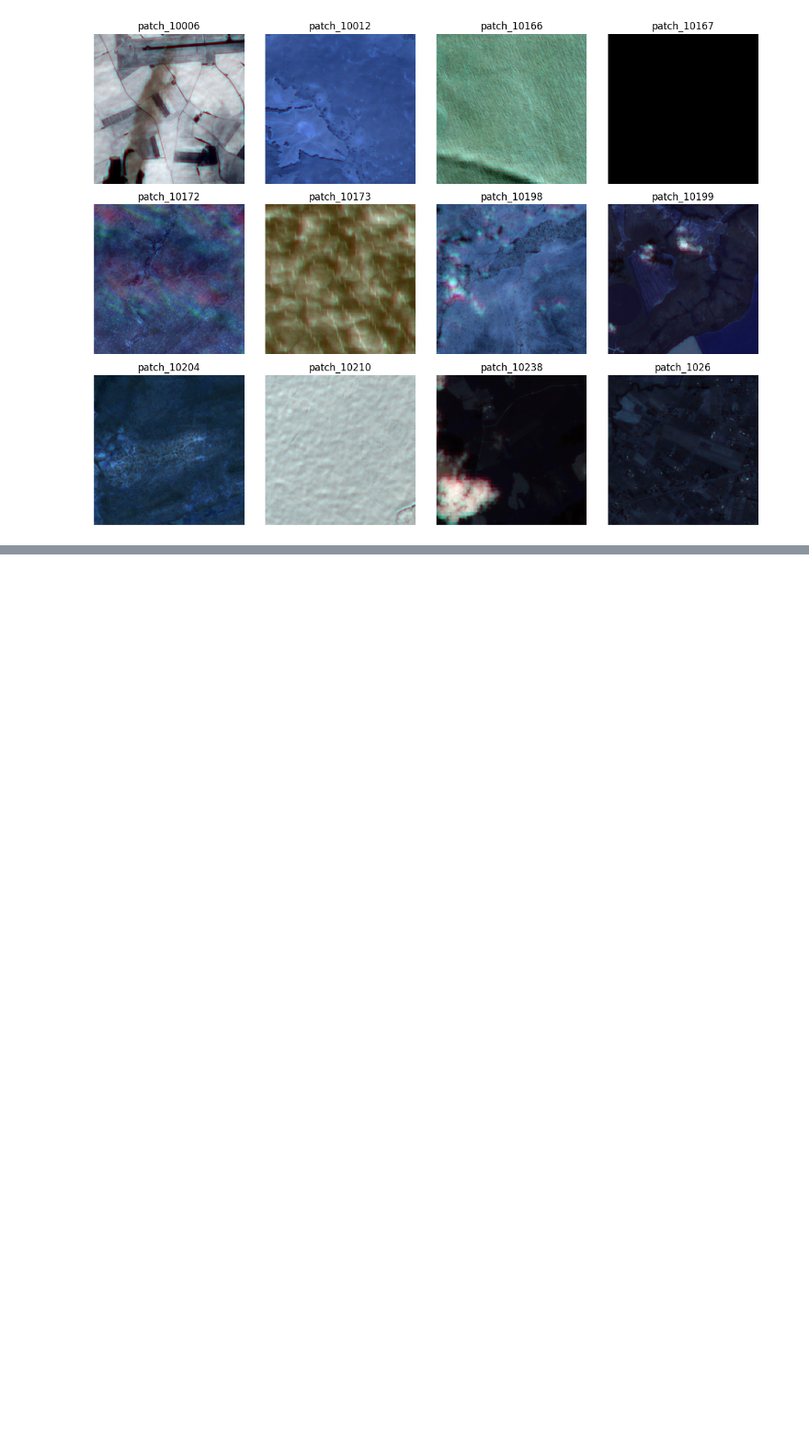
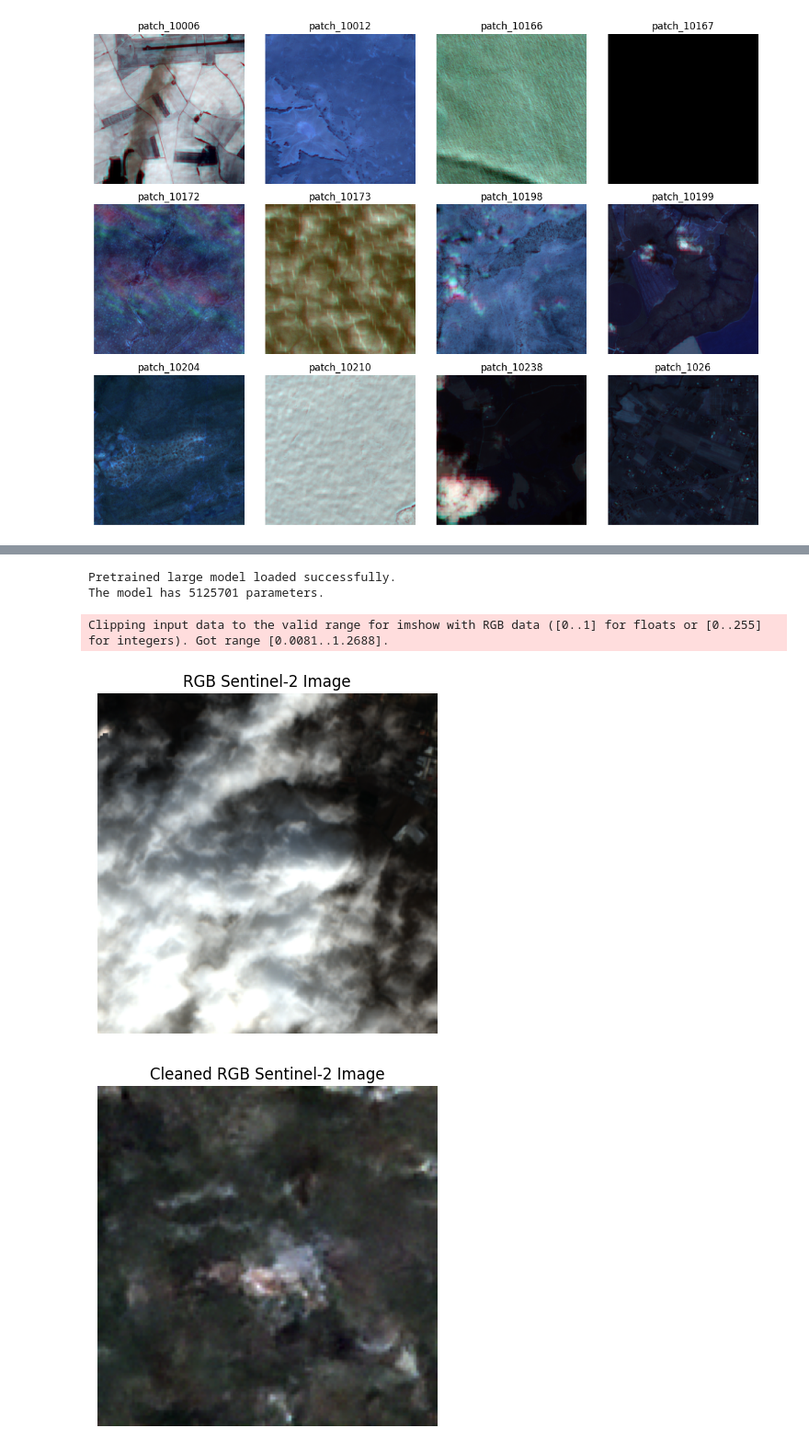
Before and after one commit to Aeromasonn/Multi-Temporal-Diffusion-Model-for-Cloud-Removal-in-Satellite-Imagery, a Jupyter notebook: Downstream_satclip_s2100k.ipynb, the cells around one changed output, grey strips where cells are left out. Shown at 92% size. Cells and saved outputs as stored; diff of their text form; code cells hidden in the pictures; blank space fills up the shorter version.

```diff
--- a/Downstream_satclip_s2100k.ipynb
+++ b/Downstream_satclip_s2100k.ipynb
@@ -148,0 +170,8 @@ model.eval()
+# %%
+from wrapped.get_pretrained import get_pretrained_large
+enc = '../Final Project/Ckpts/cloud_enc_200e_FullData.pth'
+denoiser = '../Final Project/Ckpts/denoiser_200e_FullData.pth'
+cloud_encoder, forwarder, denoiser = get_pretrained_large(device, enc, denoiser)
+# %% [output]
+Pretrained large model loaded successfully.
+The model has 5125701 parameters.
@@ -148,0 +403,31 @@ model.eval()
+# %%
+# Run pipeline on one patch
+
+target = f'{folder}/patch_31624.tif'
+img = get_example_image(target, plot=False)
+
+image_13, cleaned_13, x0_norm, x0_rescaled = run_cloud_removal_on_s2_patch(
+    path=target,
+    cloud_encoder=cloud_encoder,
+    denoiser=denoiser,
+    forwarder=forwarder,
+    device=device,
+    num_steps=750,
+    T=3,
+    plot=True,
+)
+
+# Visualize cleaned RGB
+r = cleaned_13[3].numpy()
+g = cleaned_13[2].numpy()
+b = cleaned_13[1].numpy()
+plt.imshow(np.stack([r, g, b], axis=-1))
+plt.title("Cleaned RGB Sentinel-2 Image")
+plt.axis("off")
+plt.show()
+
+# Prepare for SatCLIP (add batch dim)
+# %% [output]
+Clipping input data to the valid range for imshow with RGB data ([0..1] for floats or [0..255] for integers). Got range [0.0081..1.2688].
+[figure, added]
+[figure, added]
```
Also changed, not shown: parts of 12 cells of this notebook, 6 other files.
